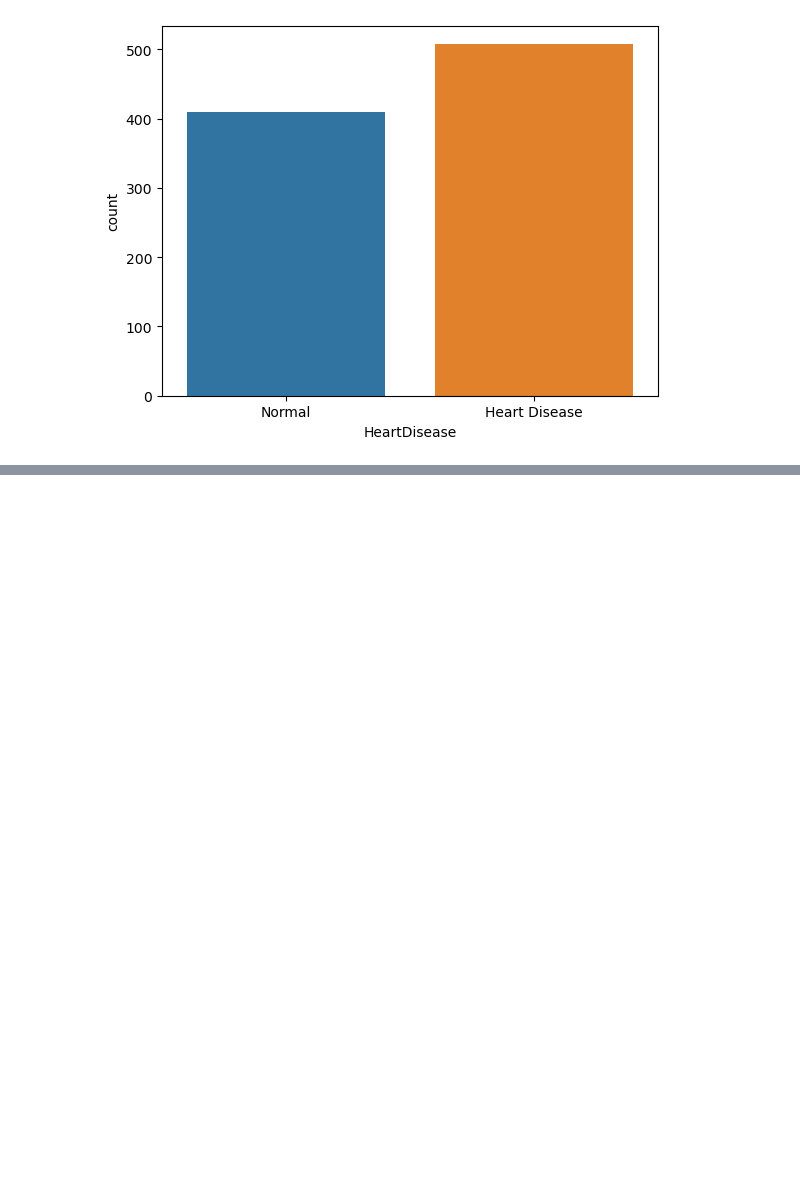
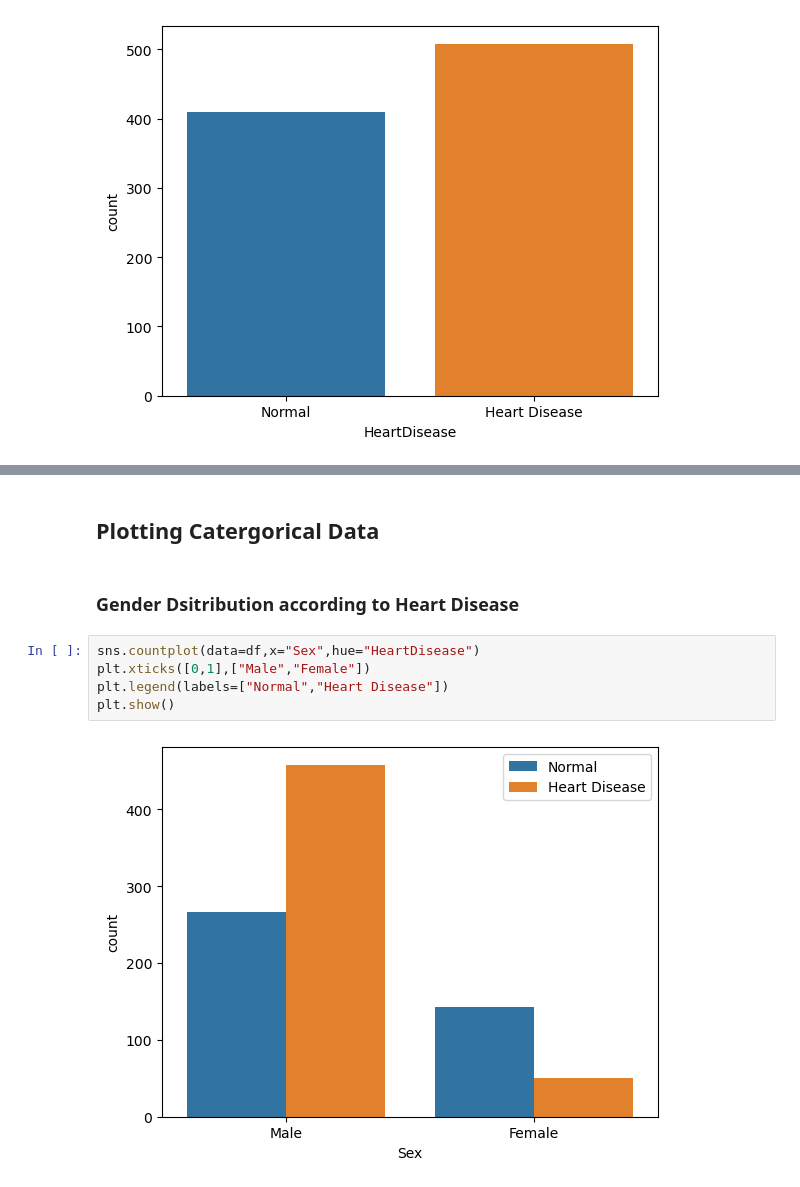
Before and after one commit to UzmaSayyeda/Heart-Disease-Analysis, a Jupyter notebook: heart_disease_analysis.ipynb, the cells around one changed output, grey strips where cells are left out. Drawn from its saved outputs; the diff is of its cells as text; blank space fills up the shorter version.

Commit message:
added categorical plots

```diff
--- a/heart_disease_analysis.ipynb
+++ b/heart_disease_analysis.ipynb
@@ -164,0 +213,11 @@ plt.show()
+# %% [markdown]
+## Plotting Catergorical Data
+# %% [markdown]
+### Gender Dsitribution according to Heart Disease
+# %%
+sns.countplot(data=df,x="Sex",hue="HeartDisease")
+plt.xticks([0,1],["Male","Female"])
+plt.legend(labels=["Normal","Heart Disease"])
+plt.show()
+# %% [output]
+[figure, added]
```
Also changed, not shown: parts of 26 cells of this notebook.
